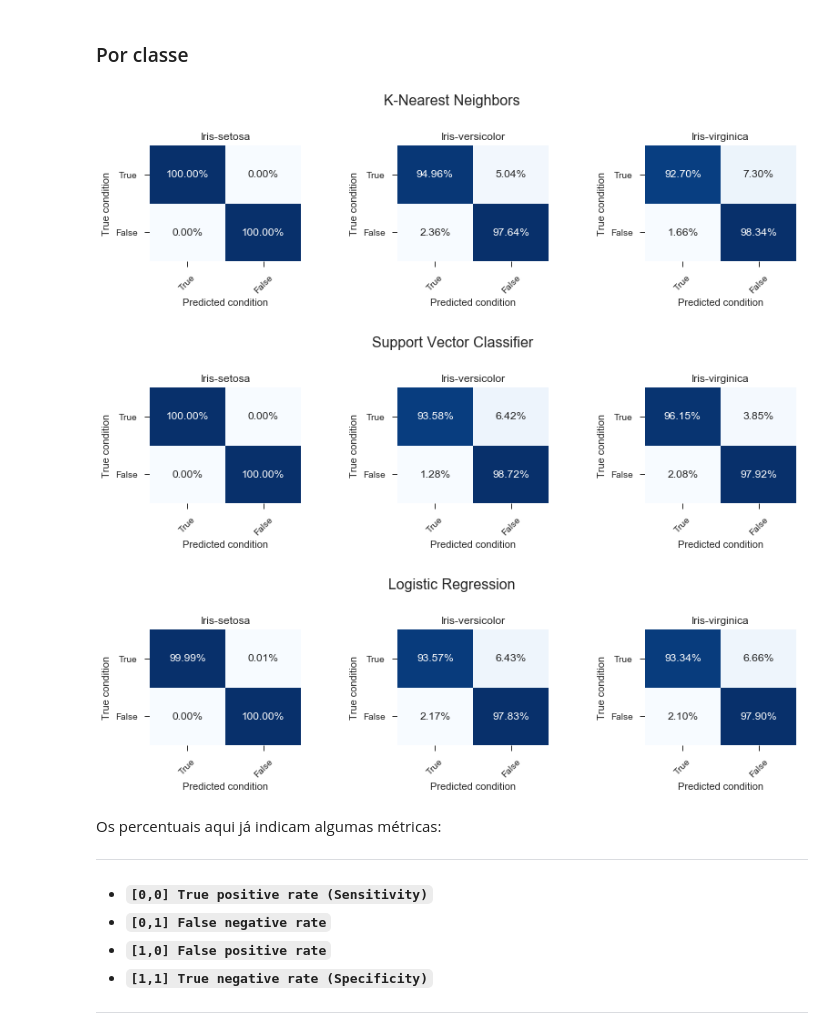
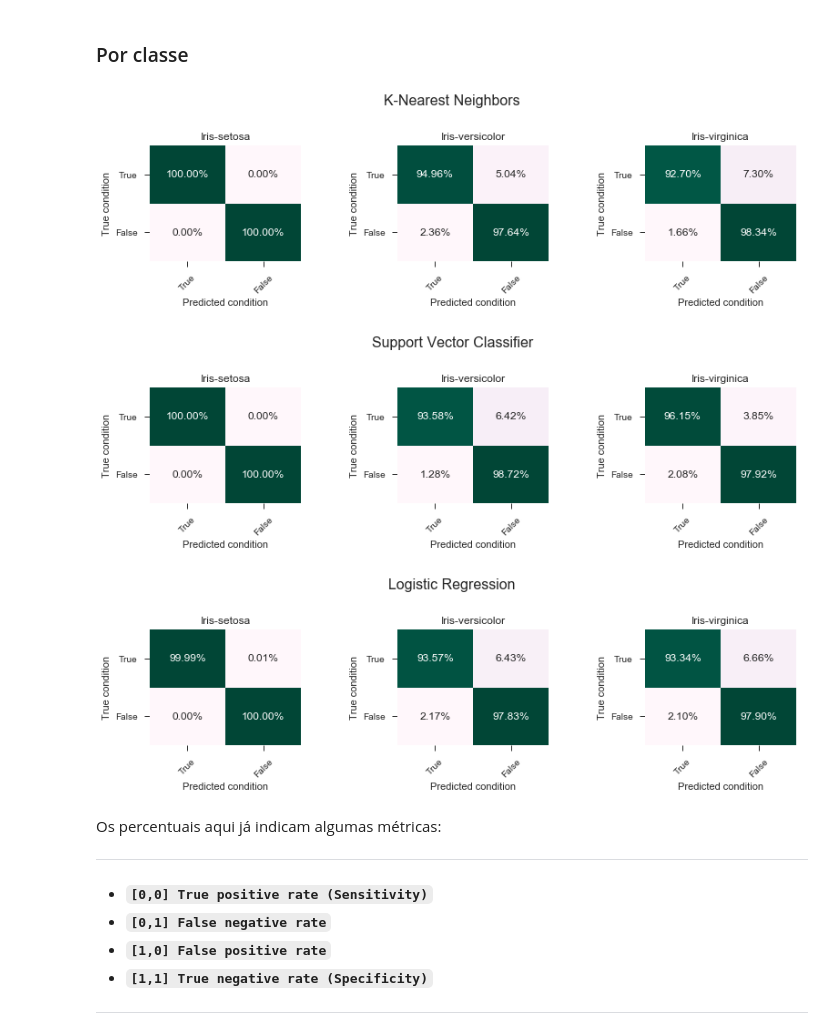
Before and after one commit to cristianokiu/desafio_datascience_intelivix_dez2016, a Jupyter notebook: Basico.ipynb, the cells around one changed output. Cells and saved outputs as stored; diff of their text form; code cells hidden in the pictures.

Commit message:
Change confusion matrix colors

```diff
--- a/Basico.ipynb
+++ b/Basico.ipynb
@@ -167,11 +167,11 @@ utils.plot_confusion_matrices(cms)
 ### Por classe
 # %%
 for cm in cms:
-    utils.plot_confusion_matrices(cm, percentage=True)
+    utils.plot_confusion_matrices(cm, percentage=True, cmap='PuBuGn')
 # %% [output]
-[figure, old version]
+[figure, new version]
-[figure, old version]
+[figure, new version]
-[figure, old version]
+[figure, new version]
 # %% [markdown]
 Os percentuais aqui já indicam algumas métricas:
 ***
```
Also changed, not shown: 1 other file.
